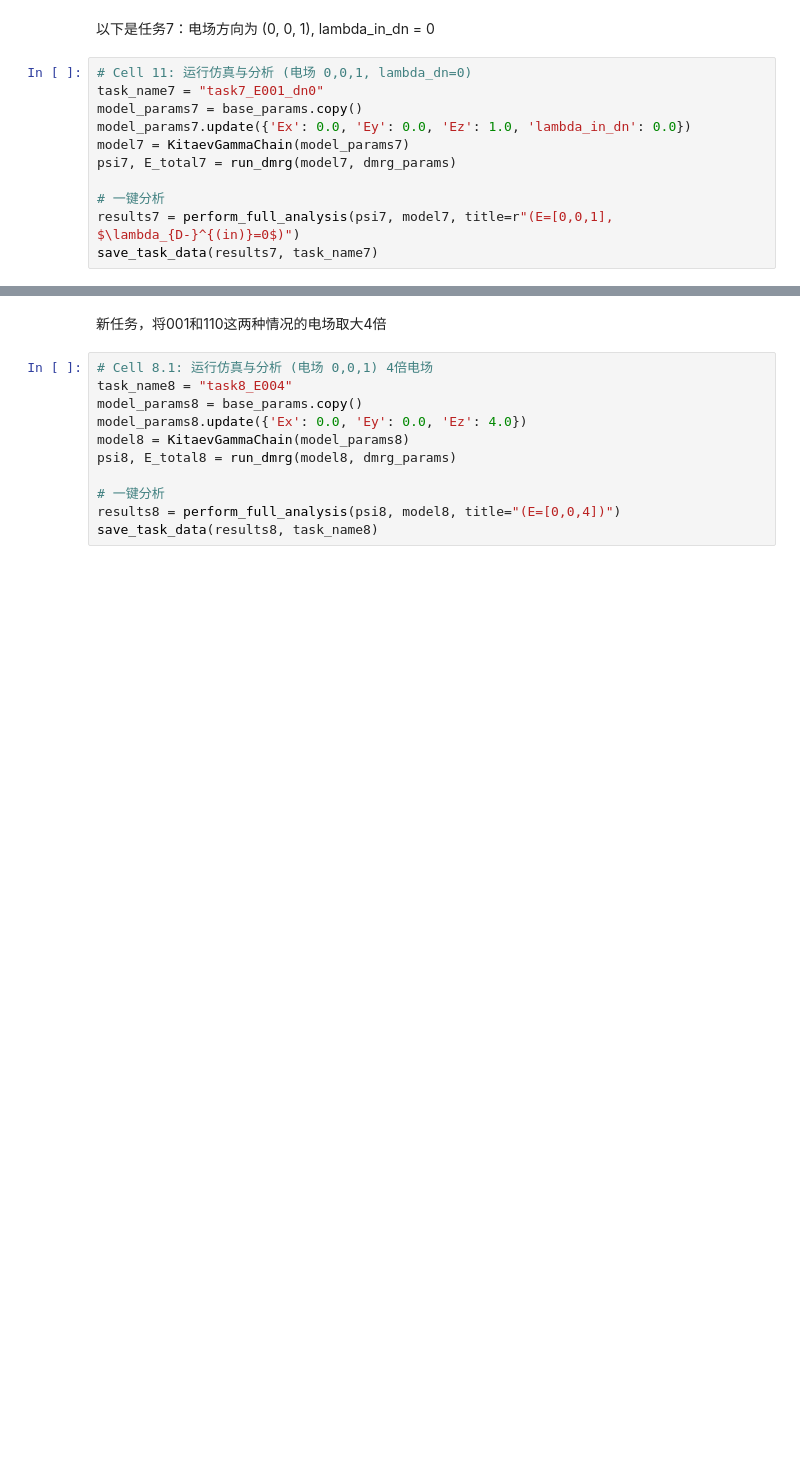
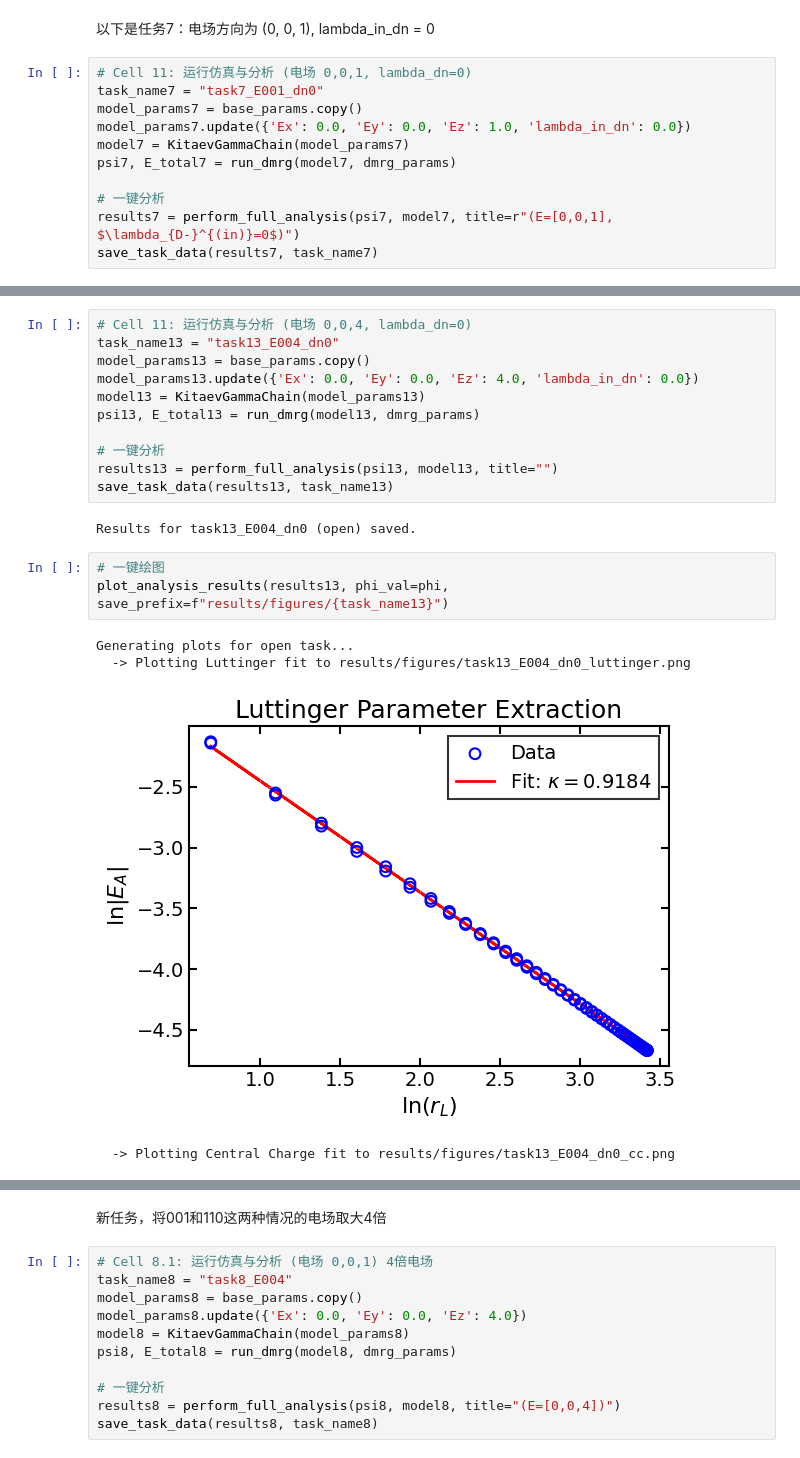
Before and after one commit to misaka19683/KSHEE, a Jupyter notebook: hamitonian.ipynb, the cells around one changed output, grey strips where cells are left out. Saved outputs shown, nothing was run; the diff lists cells and outputs as text; blank space fills up the shorter version.

```diff
--- a/hamitonian.ipynb
+++ b/hamitonian.ipynb
@@ -283,0 +363,21 @@ plot_analysis_results(results7, phi_val=phi, save_prefix=f"results/figures/{task
+# %%
+# Cell 11: 运行仿真与分析 (电场 0,0,4, lambda_dn=0)
+task_name13 = "task13_E004_dn0"
+model_params13 = base_params.copy()
+model_params13.update({'Ex': 0.0, 'Ey': 0.0, 'Ez': 4.0, 'lambda_in_dn': 0.0})
+model13 = KitaevGammaChain(model_params13)
+psi13, E_total13 = run_dmrg(model13, dmrg_params)
+
+# 一键分析
+results13 = perform_full_analysis(psi13, model13, title="")
+save_task_data(results13, task_name13)
+# %% [output]
+Results for task13_E004_dn0 (open) saved.
+# %%
+# 一键绘图
+plot_analysis_results(results13, phi_val=phi, save_prefix=f"results/figures/{task_name13}")
+# %% [output]
+Generating plots for open task...
+  -> Plotting Luttinger fit to results/figures/task13_E004_dn0_luttinger.png
+[figure, added]
+  -> Plotting Central Charge fit to results/figures/task13_E004_dn0_cc.png
```
Also changed, not shown: parts of 39 cells of this notebook, 7 other files.
